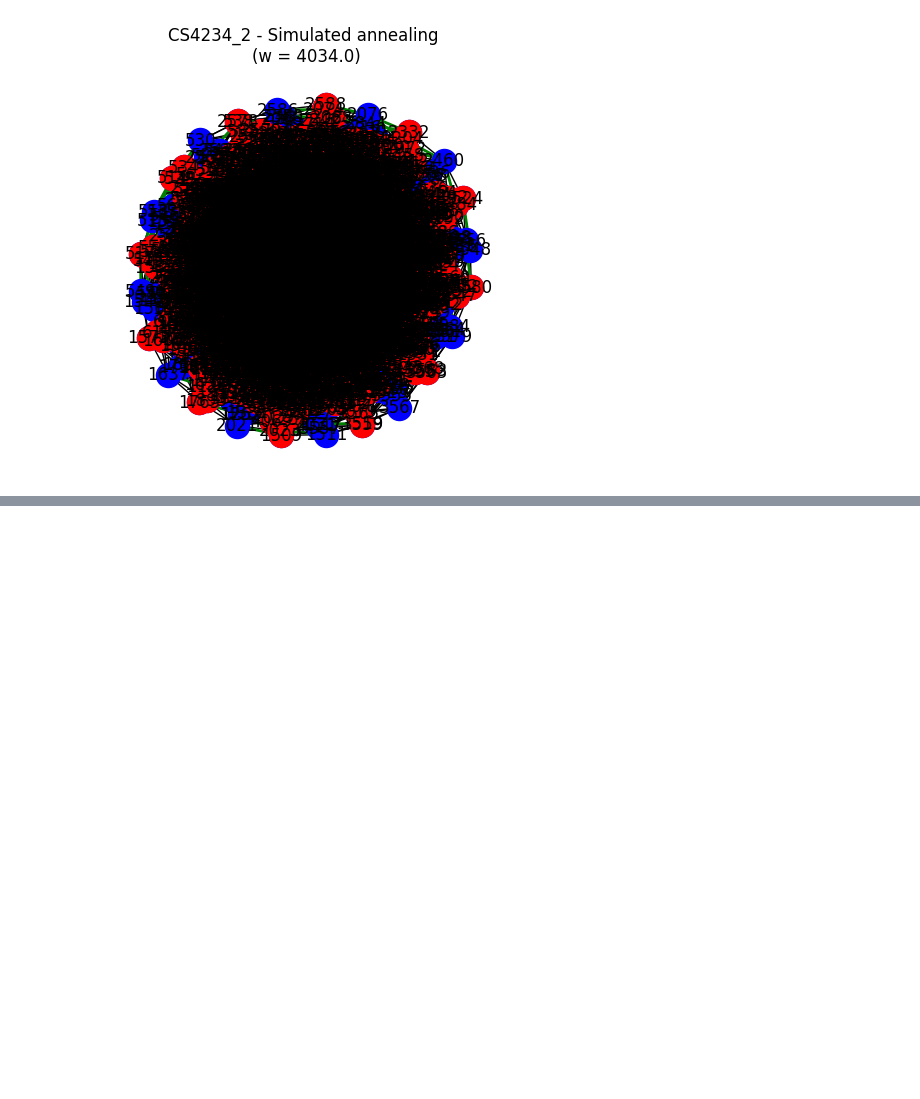
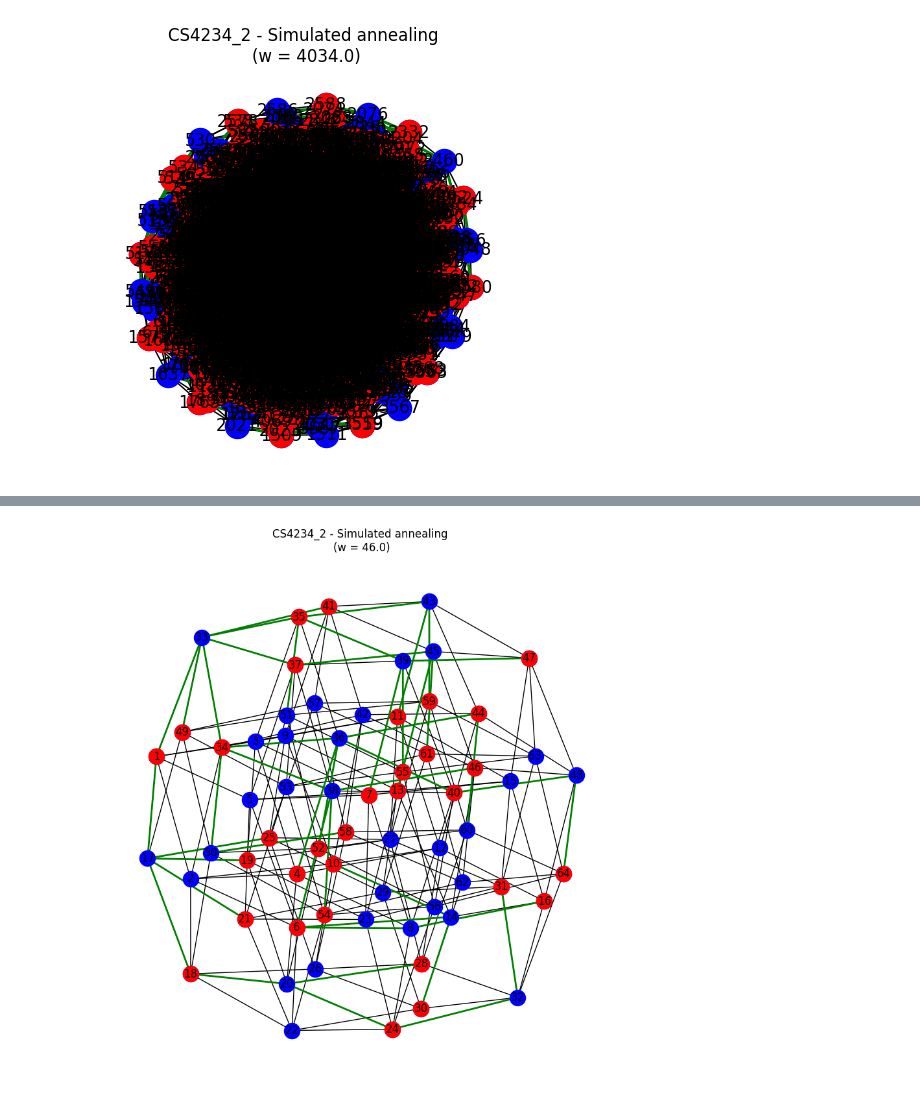
Before and after one commit to MajaZMaja2506/projekatRI, a Jupyter notebook: simulated_annealing.ipynb, the cells around one changed output, grey strips where cells are left out. Saved outputs shown, nothing was run; the diff lists cells and outputs as text; code cells hidden in the pictures; blank space fills up the shorter version.

Commit message:
Add another large graph, test for all algorithms

```diff
--- a/simulated_annealing.ipynb
+++ b/simulated_annealing.ipynb
@@ -37,10 +37,10 @@ def initialize(G, terminals):
     return best_tree, best_w, best_nodes
 # %%
 @timeit
-def simulated_annealing(G, terminals):
+def simulated_annealing(G, terminals, iterations):
     T0 = 100
     alpha = 0.95
-    iterations = 100
+
     current_tree, current_w, current_nodes = initialize(G, terminals)
     best_tree, best_w = current_tree, current_w
     nodes = list(set(G.nodes()) - set(terminals))
@@ -164,3 +164,21 @@ plt.show()
 # %% [output]
 simulated_annealing took 16231.402139 seconds
 [figure]
+# %%
+G, terminals = read_stp('hc6u.stp')
+# %%
+pos = nx.spring_layout(G, seed = 42)
+T, w = simulated_annealing(G, terminals, iterations = 100)
+
+plt.figure(figsize = (8,8))
+nx.draw(G, pos, with_labels = True, node_color = 'blue')
+nx.draw_networkx_edges(T, pos, edge_color = 'green', width = 2)
+nx.draw_networkx_nodes(G, pos, nodelist = terminals, node_color = 'red')
+
+   # edge_labels = nx.get_edge_attributes(G, "weight")
+   # nx.draw_networkx_edge_labels(G, pos, edge_labels = edge_labels, font_size = 8)
+
+plt.title(f"{name} - Simulated annealing \n(w = {w})")
+plt.show()
+#Note: Na 100 iteracija ne moze da dodje do optimalnog - 39, na 1000 moze
+# %% [output]
@@ -166,0 +186 @@ simulated_annealing took 16231.402139 seconds
+[figure, added]
```
Also changed, not shown: parts of 3 cells of this notebook, 3 other files.
